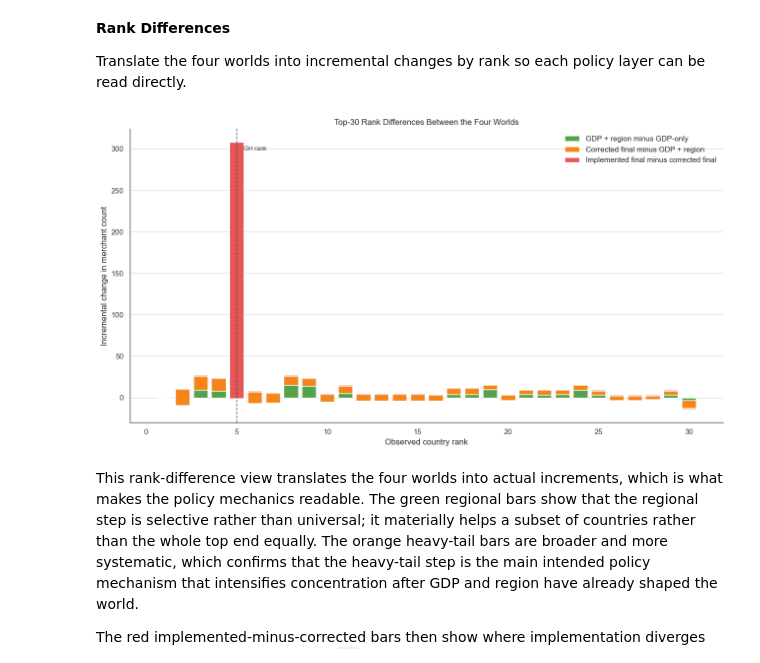
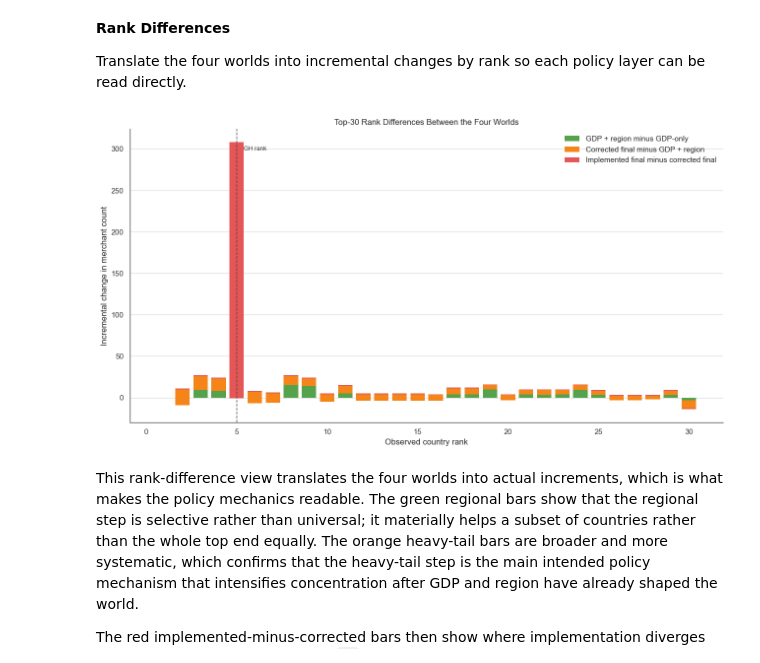
Before and after one commit to EsosaOrumwese/fraud-detection-system, a Jupyter notebook: analysis/dev_full_offline_investigation/00_investigation/notebooks/00_understanding_governed_data_world_p1.ipynb, the cells around one changed output. Cells and saved outputs as stored; diff of their text form; code cells hidden in the pictures.

```diff
--- a/analysis/dev_full_offline_investigation/00_investigation/notebooks/00_understanding_governed_data_world_p1.ipynb
+++ b/analysis/dev_full_offline_investigation/00_investigation/notebooks/00_understanding_governed_data_world_p1.ipynb
@@ -1643,29 +1643,29 @@ Translate the four worlds into incremental changes by rank so each policy layer
 # %%
 # Convert the world transitions into incremental deltas so the top-end refinement becomes visible by rank.
 merchant_allocation_rank_diff_df = merchant_allocation_worlds_df.sort_values("observed_count", ascending=False).head(30).copy()
 merchant_allocation_rank_diff_df["rank"] = np.arange(1, len(merchant_allocation_rank_diff_df) + 1)
 merchant_allocation_rank_diff_df["regional_delta"] = merchant_allocation_rank_diff_df["gdp_region_count"] - merchant_allocation_rank_diff_df["gdp_only_count"]
 merchant_allocation_rank_diff_df["heavytail_delta"] = merchant_allocation_rank_diff_df["corrected_final_count"] - merchant_allocation_rank_diff_df["gdp_region_count"]
 merchant_allocation_rank_diff_df["artifact_delta"] = merchant_allocation_rank_diff_df["implemented_final_count"] - merchant_allocation_rank_diff_df["corrected_final_count"]
 
 fig, ax = plt.subplots(figsize=(13, 7))
-ax.bar(merchant_allocation_rank_diff_df["rank"], merchant_allocation_rank_diff_df["regional_delta"], color=EFFECT_COLORS["Regional uplift"], label="GDP + region minus GDP-only")
-ax.bar(merchant_allocation_rank_diff_df["rank"], merchant_allocation_rank_diff_df["heavytail_delta"], bottom=merchant_allocation_rank_diff_df["regional_delta"], color=EFFECT_COLORS["Heavy-tail uplift"], label="Corrected final minus GDP + region")
-ax.bar(merchant_allocation_rank_diff_df["rank"], merchant_allocation_rank_diff_df["artifact_delta"], bottom=merchant_allocation_rank_diff_df["regional_delta"] + merchant_allocation_rank_diff_df["heavytail_delta"], color=EFFECT_COLORS["Implementation artifact"], label="Implemented final minus corrected final")
+ax.bar(merchant_allocation_rank_diff_df["rank"], merchant_allocation_rank_diff_df["regional_delta"], color=EFFECT_COLORS["Regional uplift"], edgecolor="none", linewidth=0, label="GDP + region minus GDP-only")
+ax.bar(merchant_allocation_rank_diff_df["rank"], merchant_allocation_rank_diff_df["heavytail_delta"], bottom=merchant_allocation_rank_diff_df["regional_delta"], color=EFFECT_COLORS["Heavy-tail uplift"], edgecolor="none", linewidth=0, label="Corrected final minus GDP + region")
+ax.bar(merchant_allocation_rank_diff_df["rank"], merchant_allocation_rank_diff_df["artifact_delta"], bottom=merchant_allocation_rank_diff_df["regional_delta"] + merchant_allocation_rank_diff_df["heavytail_delta"], color=EFFECT_COLORS["Implementation artifact"], edgecolor="none", linewidth=0, label="Implemented final minus corrected final")
 
 gh_rank = int(merchant_allocation_rank_diff_df.loc[merchant_allocation_rank_diff_df["iso"] == "GH", "rank"].iloc[0])
 ax.axvline(gh_rank, color="#444444", linestyle="--", linewidth=1.1, alpha=0.85)
 ax.text(gh_rank + 0.4, ax.get_ylim()[1] * 0.92, "GH rank", fontsize=9, color="#333333")
 
 ax.set_title("Top-30 Rank Differences Between the Four Worlds")
 ax.set_xlabel("Observed country rank")
 ax.set_ylabel("Incremental change in merchant count")
 style_axes(ax, grid_x=False, grid_y=True)
 ax.legend(frameon=False, loc="upper right")
 plt.tight_layout()
 plt.show()
 # %% [output]
-[figure, old version]
+[figure, new version]
 # %% [markdown]
 This rank-difference view translates the four worlds into actual increments, which is what makes the policy mechanics readable. The green regional bars show that the regional step is selective rather than universal; it materially helps a subset of countries rather than the whole top end equally. The orange heavy-tail bars are broader and more systematic, which confirms that the heavy-tail step is the main intended policy mechanism that intensifies concentration after GDP and region have already shaped the world.
 
```
Also changed, not shown: parts of 9 cells of this notebook.
